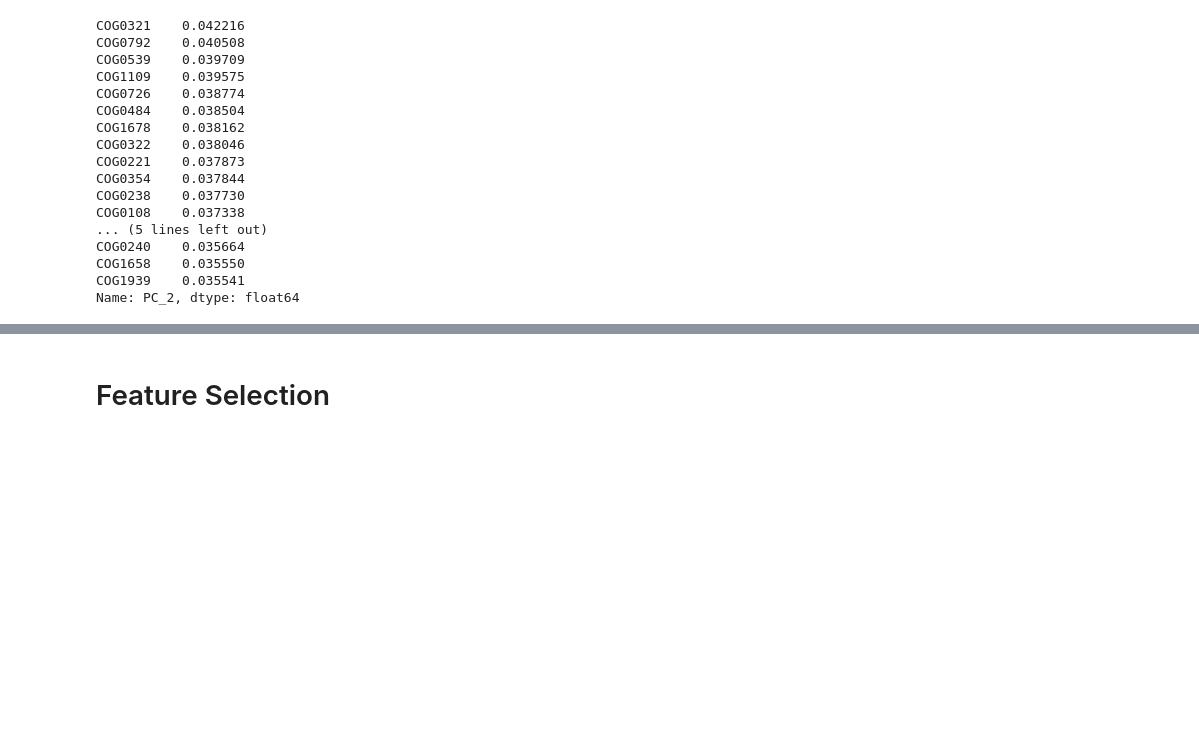
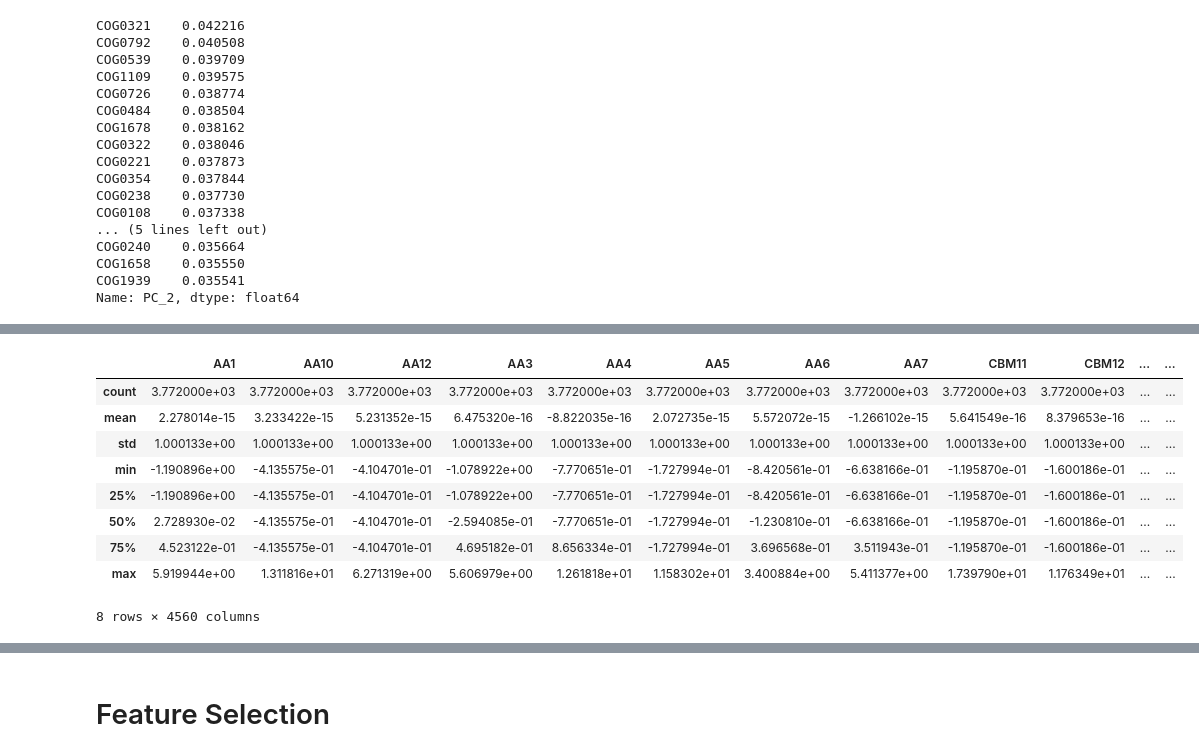
Before and after one commit to ajlukasiewicz/Team_9_MacLearn, a Jupyter notebook: Sarah_Classification.ipynb, the cells around one changed output, grey strips where cells are left out. Drawn from its saved outputs; the diff is of its cells as text; code cells hidden in the pictures; blank space fills up the shorter version.

```diff
--- a/Sarah_Classification.ipynb
+++ b/Sarah_Classification.ipynb
@@ -243,0 +283,13 @@ X_for_pca
+# %%
+df_ws_normalized.describe()
+# %% [output]
+|  | AA1 | AA10 | AA12 | AA3 | AA4 | AA5 | AA6 | AA7 | CBM11 | CBM12 | ... | ... |
+| count | 3.772000e+03 | 3.772000e+03 | 3.772000e+03 | 3.772000e+03 | 3.772000e+03 | 3.772000e+03 | 3.772000e+03 | 3.772000e+03 | 3.772000e+03 | 3.772000e+03 | ... | ... |
+| mean | 2.278014e-15 | 3.233422e-15 | 5.231352e-15 | 6.475320e-16 | -8.822035e-16 | 2.072735e-15 | 5.572072e-15 | -1.266102e-15 | 5.641549e-16 | 8.379653e-16 | ... | ... |
+| std | 1.000133e+00 | 1.000133e+00 | 1.000133e+00 | 1.000133e+00 | 1.000133e+00 | 1.000133e+00 | 1.000133e+00 | 1.000133e+00 | 1.000133e+00 | 1.000133e+00 | ... | ... |
+| min | -1.190896e+00 | -4.135575e-01 | -4.104701e-01 | -1.078922e+00 | -7.770651e-01 | -1.727994e-01 | -8.420561e-01 | -6.638166e-01 | -1.195870e-01 | -1.600186e-01 | ... | ... |
+| 25% | -1.190896e+00 | -4.135575e-01 | -4.104701e-01 | -1.078922e+00 | -7.770651e-01 | -1.727994e-01 | -8.420561e-01 | -6.638166e-01 | -1.195870e-01 | -1.600186e-01 | ... | ... |
+| 50% | 2.728930e-02 | -4.135575e-01 | -4.104701e-01 | -2.594085e-01 | -7.770651e-01 | -1.727994e-01 | -1.230810e-01 | -6.638166e-01 | -1.195870e-01 | -1.600186e-01 | ... | ... |
+| 75% | 4.523122e-01 | -4.135575e-01 | -4.104701e-01 | 4.695182e-01 | 8.656334e-01 | -1.727994e-01 | 3.696568e-01 | 3.511943e-01 | -1.195870e-01 | -1.600186e-01 | ... | ... |
+| max | 5.919944e+00 | 1.311816e+01 | 6.271319e+00 | 5.606979e+00 | 1.261818e+01 | 1.158302e+01 | 3.400884e+00 | 5.411377e+00 | 1.739790e+01 | 1.176349e+01 | ... | ... |
+8 rows × 4560 columns
```
Also changed, not shown: parts of 27 cells of this notebook.
